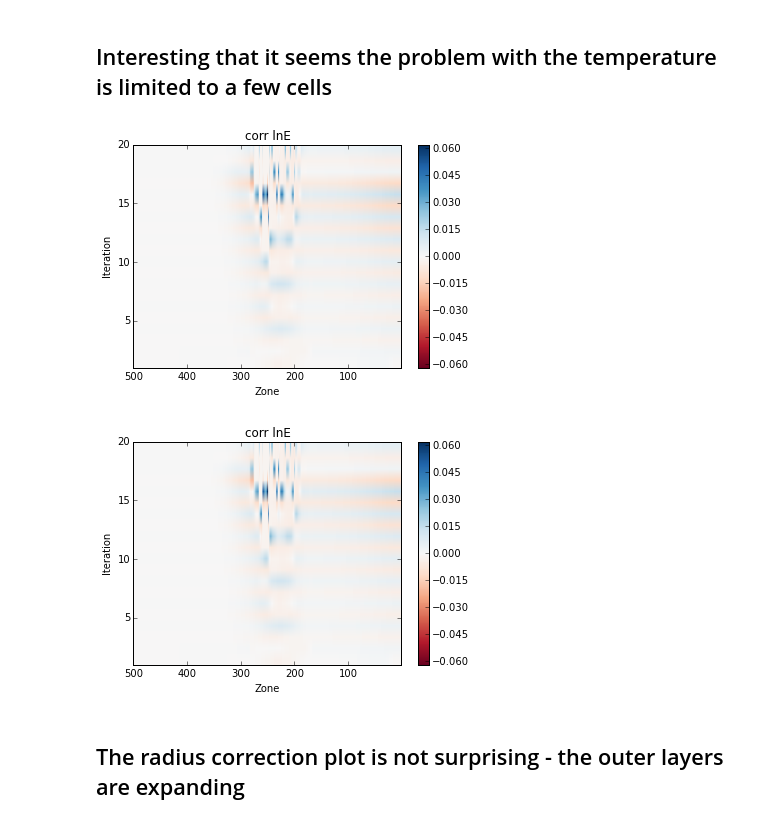
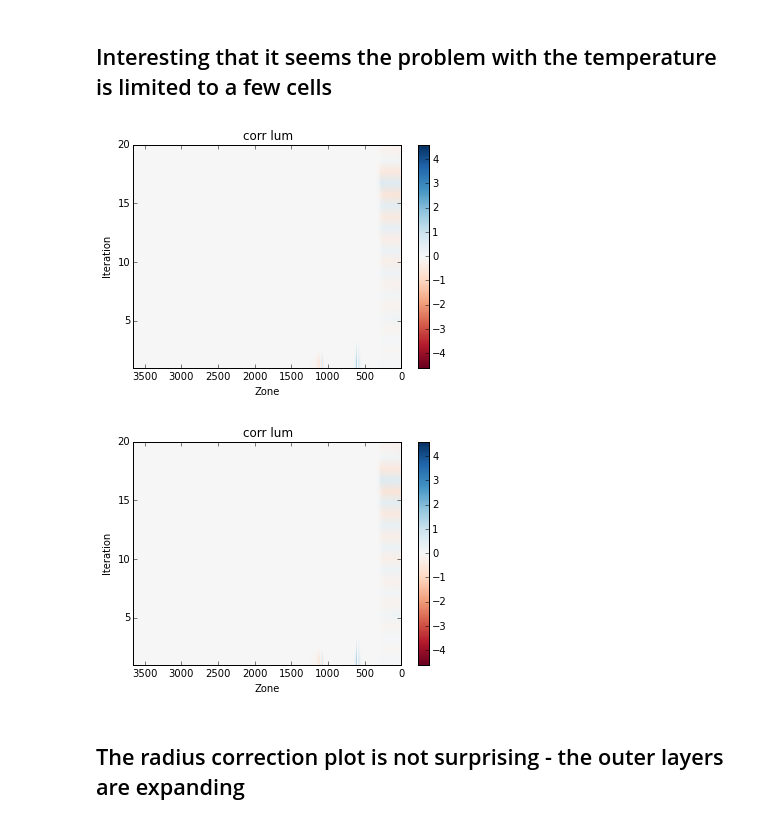
Before and after one commit to JRGarza/CE_mesa, a Jupyter notebook: python_scripts/Debug_hydro.ipynb, the cells around one changed output. Drawn from its saved outputs; the diff is of its cells as text; code cells hidden in the pictures.

```diff
--- a/python_scripts/Debug_hydro.ipynb
+++ b/python_scripts/Debug_hydro.ipynb
@@ -14,10 +14,10 @@ import solve_log as sol
 # %% [markdown]
 ## Interesting that it seems the problem with the temperature is limited to a few cells
 # %%
-sol.make_iter_plot('corr_lnE',dir=data_path, min_zone = 1, max_zone = 500)
+sol.make_iter_plot('corr_lum',dir=data_path, min_zone = 1, max_zone = None)
 # %% [output]
-[figure, old version]
+[figure, new version]
-[figure, old version]
+[figure, new version]
 # %% [markdown]
 ## The radius correction plot is not surprising - the outer layers are expanding
 # %%
```
Also changed, not shown: 4 other files.
